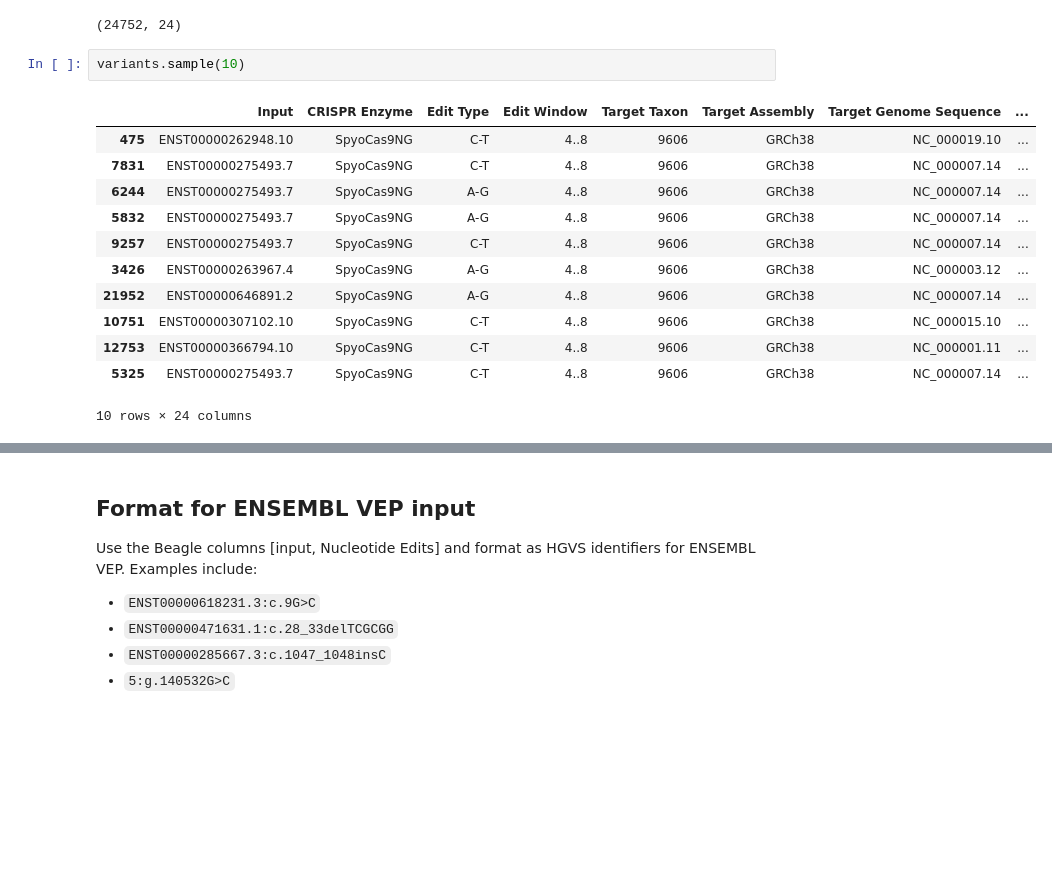
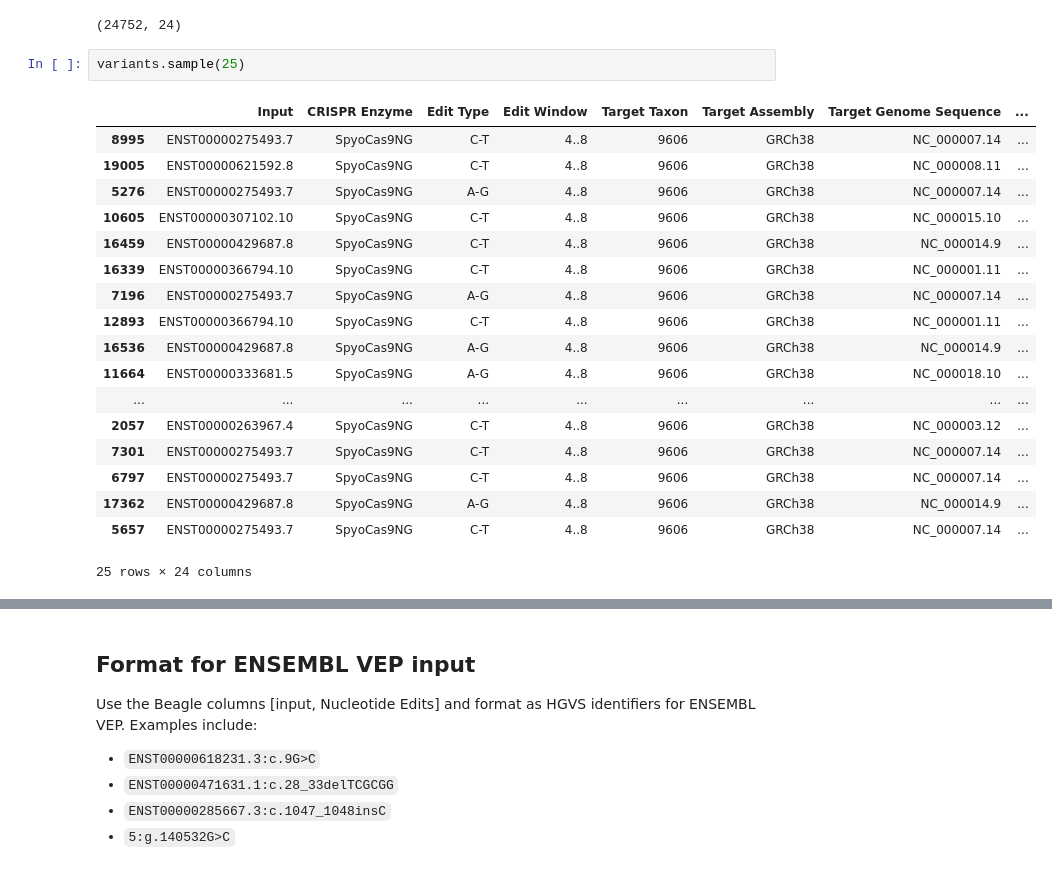
Before and after one commit to QuantitativeBiology/BECancerResistome, a Jupyter notebook: BECancerResistome/Beagle2VEP.ipynb, the cells around one changed output, grey strips where cells are left out. Cells and saved outputs as stored; diff of their text form; blank space fills up the shorter version.

```diff
--- a/BECancerResistome/Beagle2VEP.ipynb
+++ b/BECancerResistome/Beagle2VEP.ipynb
@@ -10,18 +17,24 @@ variants.shape
 # %% [output]
 (24752, 24)
 # %%
-variants.sample(10)
+variants.sample(25)
 # %% [output]
 |  | Input | CRISPR Enzyme | Edit Type | Edit Window | Target Taxon | Target Assembly | Target Genome Sequence | ... |
-| 475 | ENST00000262948.10 | SpyoCas9NG | C-T | 4..8 | 9606 | GRCh38 | NC_000019.10 | ... |
-| 7831 | ENST00000275493.7 | SpyoCas9NG | C-T | 4..8 | 9606 | GRCh38 | NC_000007.14 | ... |
-| 6244 | ENST00000275493.7 | SpyoCas9NG | A-G | 4..8 | 9606 | GRCh38 | NC_000007.14 | ... |
-| 5832 | ENST00000275493.7 | SpyoCas9NG | A-G | 4..8 | 9606 | GRCh38 | NC_000007.14 | ... |
-| 9257 | ENST00000275493.7 | SpyoCas9NG | C-T | 4..8 | 9606 | GRCh38 | NC_000007.14 | ... |
-| 3426 | ENST00000263967.4 | SpyoCas9NG | A-G | 4..8 | 9606 | GRCh38 | NC_000003.12 | ... |
-| 21952 | ENST00000646891.2 | SpyoCas9NG | A-G | 4..8 | 9606 | GRCh38 | NC_000007.14 | ... |
-| 10751 | ENST00000307102.10 | SpyoCas9NG | C-T | 4..8 | 9606 | GRCh38 | NC_000015.10 | ... |
-| 12753 | ENST00000366794.10 | SpyoCas9NG | C-T | 4..8 | 9606 | GRCh38 | NC_000001.11 | ... |
-| 5325 | ENST00000275493.7 | SpyoCas9NG | C-T | 4..8 | 9606 | GRCh38 | NC_000007.14 | ... |
+| 8995 | ENST00000275493.7 | SpyoCas9NG | C-T | 4..8 | 9606 | GRCh38 | NC_000007.14 | ... |
+| 19005 | ENST00000621592.8 | SpyoCas9NG | C-T | 4..8 | 9606 | GRCh38 | NC_000008.11 | ... |
+| 5276 | ENST00000275493.7 | SpyoCas9NG | A-G | 4..8 | 9606 | GRCh38 | NC_000007.14 | ... |
+| 10605 | ENST00000307102.10 | SpyoCas9NG | C-T | 4..8 | 9606 | GRCh38 | NC_000015.10 | ... |
+| 16459 | ENST00000429687.8 | SpyoCas9NG | C-T | 4..8 | 9606 | GRCh38 | NC_000014.9 | ... |
+| 16339 | ENST00000366794.10 | SpyoCas9NG | C-T | 4..8 | 9606 | GRCh38 | NC_000001.11 | ... |
+| 7196 | ENST00000275493.7 | SpyoCas9NG | A-G | 4..8 | 9606 | GRCh38 | NC_000007.14 | ... |
+| 12893 | ENST00000366794.10 | SpyoCas9NG | C-T | 4..8 | 9606 | GRCh38 | NC_000001.11 | ... |
+| 16536 | ENST00000429687.8 | SpyoCas9NG | A-G | 4..8 | 9606 | GRCh38 | NC_000014.9 | ... |
+| 11664 | ENST00000333681.5 | SpyoCas9NG | A-G | 4..8 | 9606 | GRCh38 | NC_000018.10 | ... |
+| ... | ... | ... | ... | ... | ... | ... | ... | ... |
+| 2057 | ENST00000263967.4 | SpyoCas9NG | C-T | 4..8 | 9606 | GRCh38 | NC_000003.12 | ... |
+| 7301 | ENST00000275493.7 | SpyoCas9NG | C-T | 4..8 | 9606 | GRCh38 | NC_000007.14 | ... |
+| 6797 | ENST00000275493.7 | SpyoCas9NG | C-T | 4..8 | 9606 | GRCh38 | NC_000007.14 | ... |
+| 17362 | ENST00000429687.8 | SpyoCas9NG | A-G | 4..8 | 9606 | GRCh38 | NC_000014.9 | ... |
+| 5657 | ENST00000275493.7 | SpyoCas9NG | C-T | 4..8 | 9606 | GRCh38 | NC_000007.14 | ... |
-10 rows × 24 columns
+25 rows × 24 columns
 # %%
```
Also changed, not shown: parts of 26 cells of this notebook.
